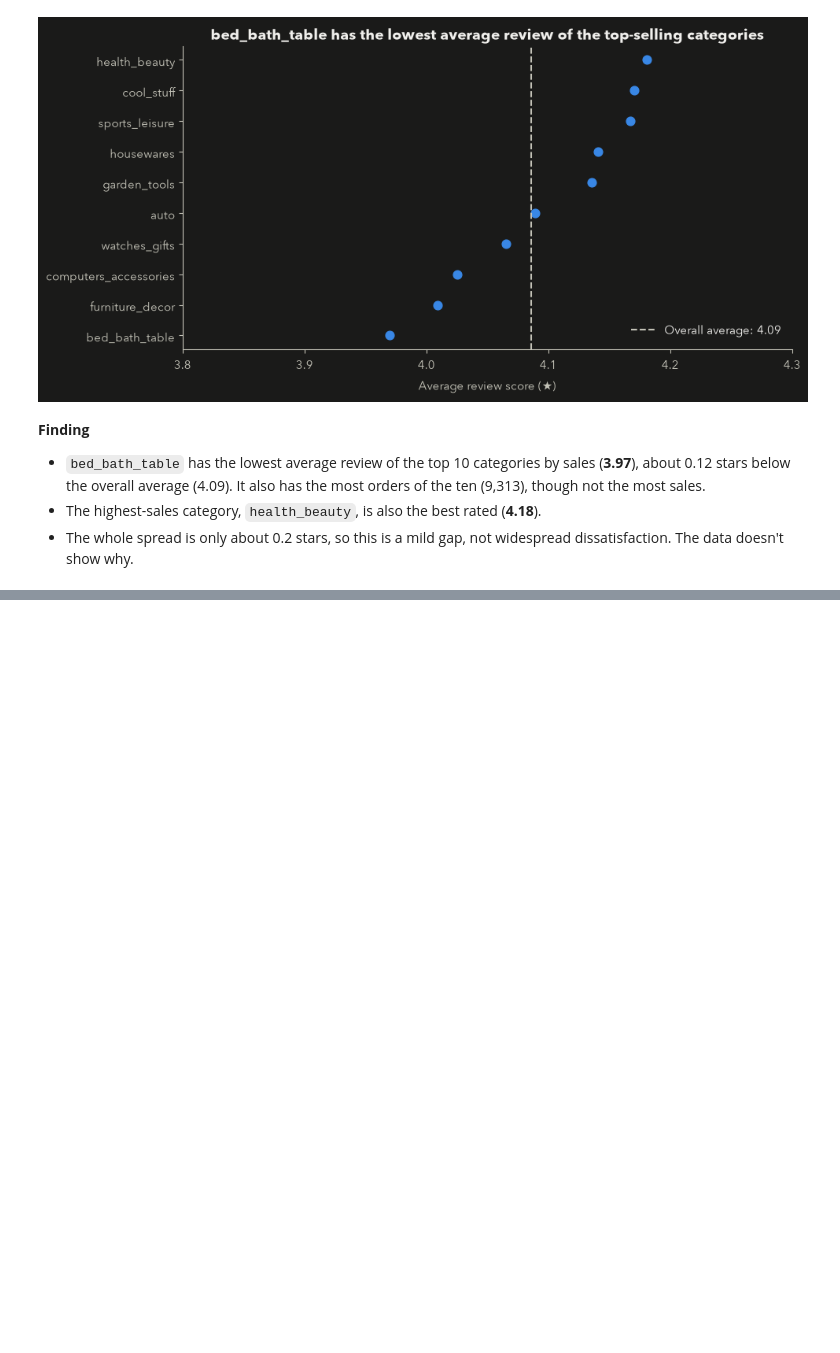
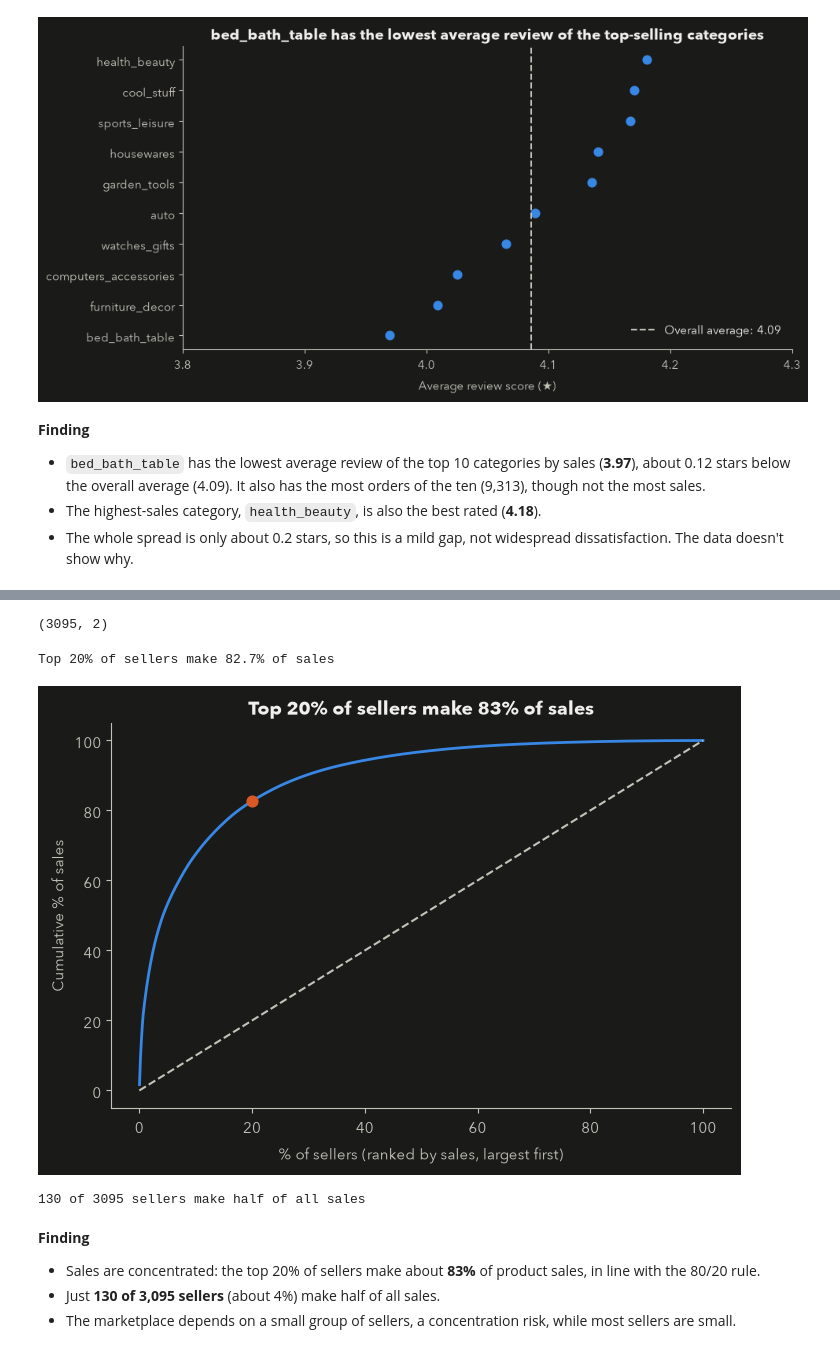
Before and after one commit to CrypticKnight10/E-Commerce, a Jupyter notebook: notebooks/01_business_analysis.ipynb, the cells around one changed output, grey strips where cells are left out. Drawn from its saved outputs; the diff is of its cells as text; code cells hidden in the pictures; blank space fills up the shorter version.

Commit message:
Add seller concentration analysis

```diff
--- a/notebooks/01_business_analysis.ipynb
+++ b/notebooks/01_business_analysis.ipynb
@@ -361,0 +389,61 @@ plt.show()
+# %%
+# Product sales per seller
+seller_query = """
+SELECT
+    seller_id,
+    SUM(price) AS sales
+FROM order_items
+GROUP BY seller_id
+"""
+
+seller_sales = pd.read_sql(seller_query, engine)
+seller_sales.shape  # expect (3095, 2): one row per seller
+# %% [output]
+(3095, 2)
+# %%
+# Seller concentration: rank sellers by sales, then take the running total of their share
+seller_sales = seller_sales.sort_values("sales", ascending=False).reset_index(drop=True)
+seller_sales["share"] = seller_sales["sales"] / seller_sales["sales"].sum()
+seller_sales["cum_share"] = seller_sales["share"].cumsum()
+seller_sales["seller_pct"] = (seller_sales.index + 1) / len(seller_sales)
+
+# Share of all sales made by the top 20% of sellers
+top20_share = seller_sales.loc[seller_sales["seller_pct"] <= 0.2, "share"].sum()
+print(f"Top 20% of sellers make {top20_share:.1%} of sales")
+# %% [output]
+Top 20% of sellers make 82.7% of sales
+# %%
+# Cumulative share of sales vs share of sellers (Pareto curve)
+
+# 1. Figure and the cumulative curve (x and y as percentages)
+fig, ax = plt.subplots(figsize=(8, 5))
+ax.plot(seller_sales["seller_pct"] * 100, seller_sales["cum_share"] * 100, color=BLUE, linewidth=2)
+
+# 2. Equal-share reference line (dashed diagonal)
+ax.plot([0, 100], [0, 100], color=TEXT_MUTED, linestyle="--")
+
+# 3. Mark the top 20% of sellers
+ax.scatter(20, top20_share * 100, color=ORANGE, s=60, zorder=3)
+
+# 4. Labels and action title (use top20_share, calculated)
+ax.set_xlabel("% of sellers (ranked by sales, largest first)")
+ax.set_ylabel("Cumulative % of sales")
+ax.set_title(f"Top 20% of sellers make {top20_share:.0%} of sales")
+
+# 5. Show the chart
+plt.show()
+# %% [output]
+[figure, added]
+# %%
+# Number of sellers needed to reach half of all sales
+# cum_share is below the threshold for every seller before the one that crosses it
+sellers_for_half = (seller_sales["cum_share"] < 0.5).sum() + 1
+print(f"{sellers_for_half} of {len(seller_sales)} sellers make half of all sales")
+# %% [output]
+130 of 3095 sellers make half of all sales
+# %% [markdown]
+**Finding**
+
+- Sales are concentrated: the top 20% of sellers make about **83%** of product sales, in line with the 80/20 rule.
+- Just **130 of 3,095 sellers** (about 4%) make half of all sales.
+- The marketplace depends on a small group of sellers, a concentration risk, while most sellers are small.
```
Also changed, not shown: parts of 3 cells of this notebook.
